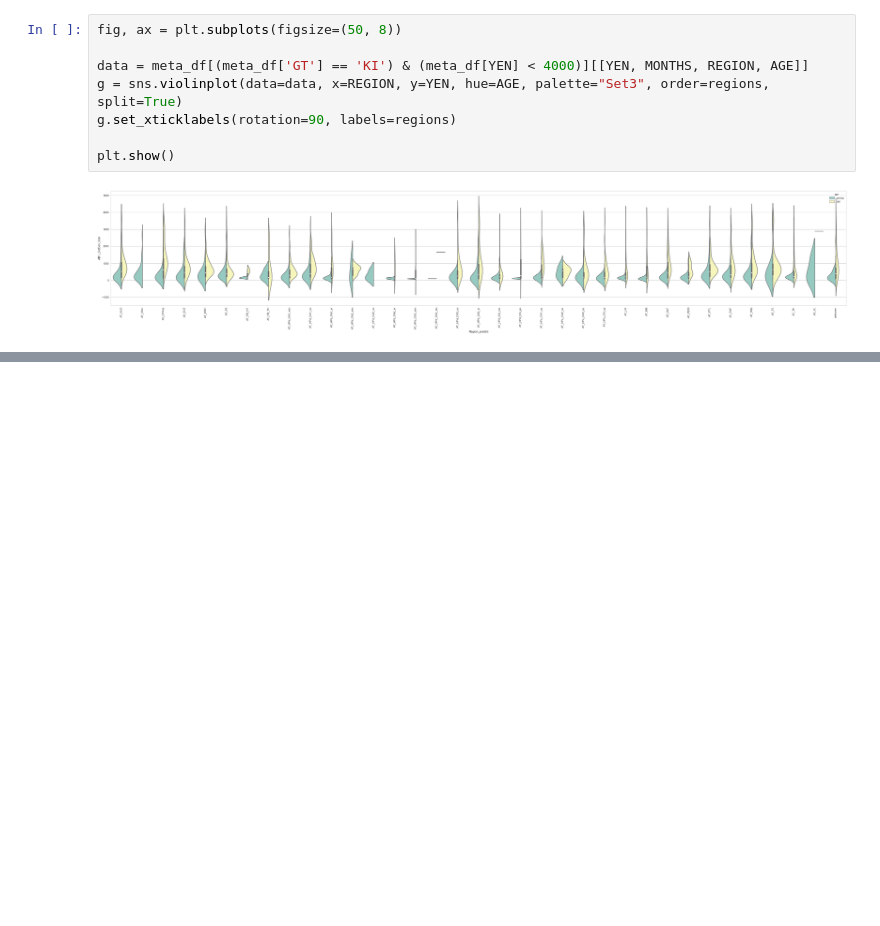
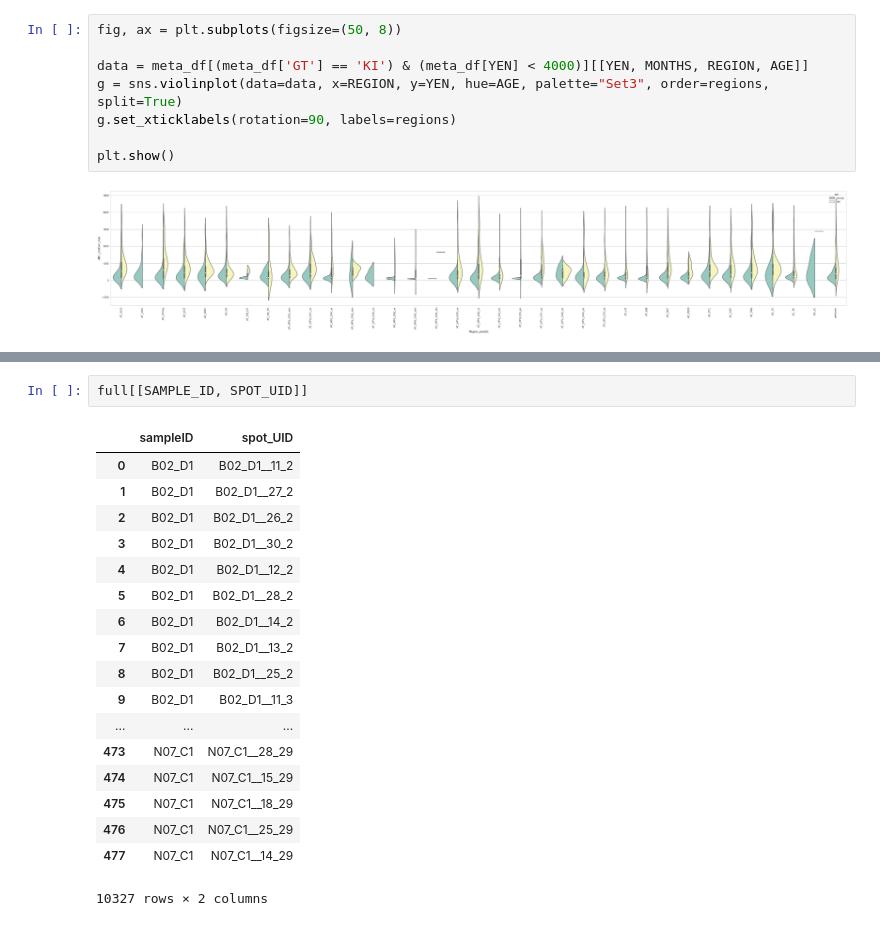
Before and after one commit to tmoerman/alois, a Jupyter notebook: notebooks/02_distributions.ipynb, the cells around one changed output, grey strips where cells are left out. Drawn from its saved outputs; the diff is of its cells as text; blank space fills up the shorter version.

```diff
--- a/notebooks/02_distributions.ipynb
+++ b/notebooks/02_distributions.ipynb
@@ -180,0 +261,21 @@ plt.show()
+# %%
+full[[SAMPLE_ID, SPOT_UID]]
+# %% [output]
+|  | sampleID | spot_UID |
+| 0 | B02_D1 | B02_D1__11_2 |
+| 1 | B02_D1 | B02_D1__27_2 |
+| 2 | B02_D1 | B02_D1__26_2 |
+| 3 | B02_D1 | B02_D1__30_2 |
+| 4 | B02_D1 | B02_D1__12_2 |
+| 5 | B02_D1 | B02_D1__28_2 |
+| 6 | B02_D1 | B02_D1__14_2 |
+| 7 | B02_D1 | B02_D1__13_2 |
+| 8 | B02_D1 | B02_D1__25_2 |
+| 9 | B02_D1 | B02_D1__11_3 |
+| ... | ... | ... |
+| 473 | N07_C1 | N07_C1__28_29 |
+| 474 | N07_C1 | N07_C1__15_29 |
+| 475 | N07_C1 | N07_C1__18_29 |
+| 476 | N07_C1 | N07_C1__25_29 |
+| 477 | N07_C1 | N07_C1__14_29 |
+10327 rows × 2 columns
```
Also changed, not shown: parts of 13 cells of this notebook, 1 other file.
